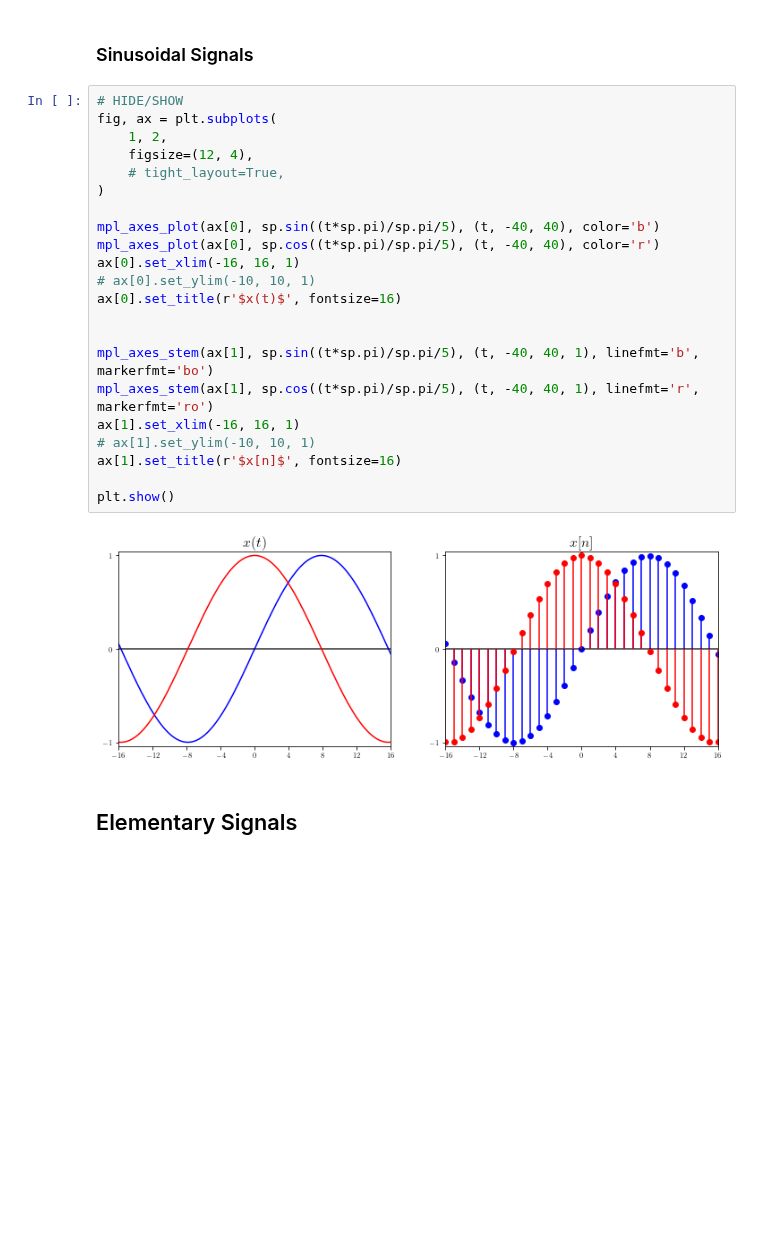
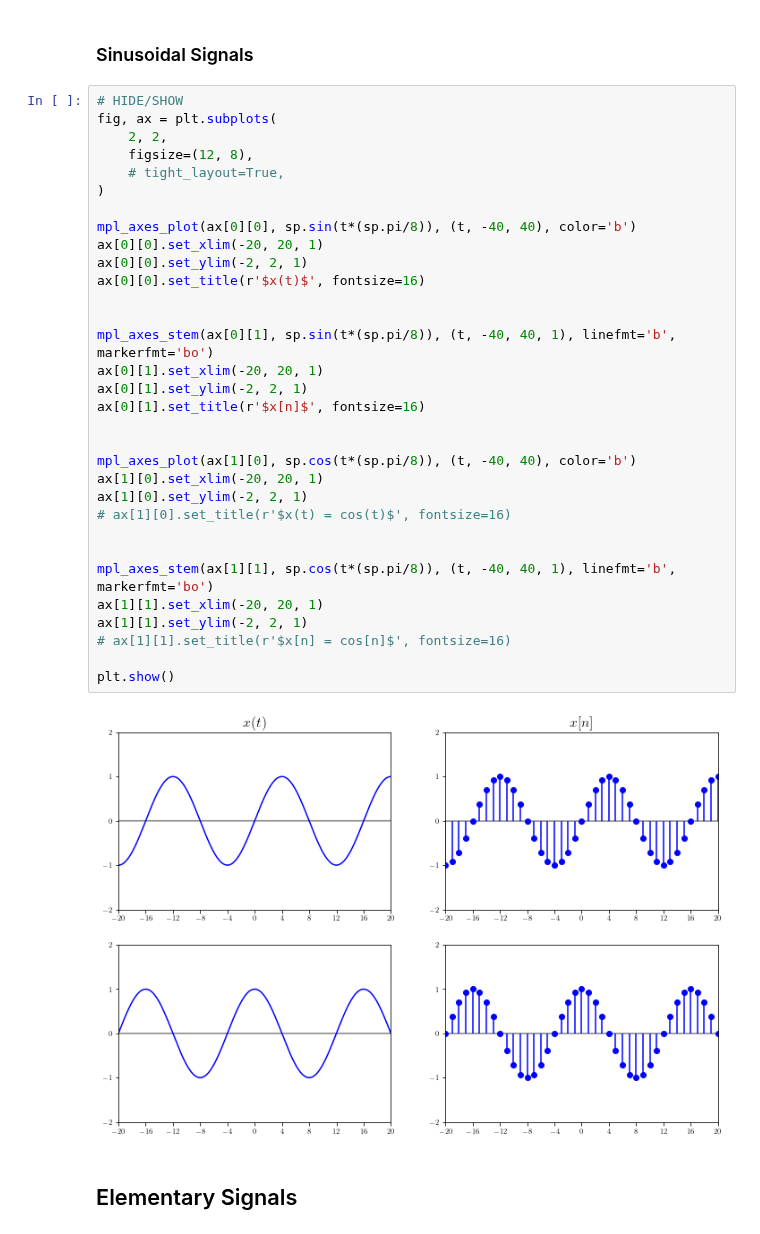
Before and after one commit to tmquan/ivcl, a Jupyter notebook: _build/html/_sources/courses/dsp/intro.ipynb, the cells around one changed output. Drawn from its saved outputs; the diff is of its cells as text; blank space fills up the shorter version.

```diff
--- a/_build/html/_sources/courses/dsp/intro.ipynb
+++ b/_build/html/_sources/courses/dsp/intro.ipynb
@@ -290,27 +290,37 @@ plt.show()
 # %%
 # HIDE/SHOW
 fig, ax = plt.subplots(
-    1, 2,
-    figsize=(12, 4),
+    2, 2,
+    figsize=(12, 8),
     # tight_layout=True,
 )
 
-mpl_axes_plot(ax[0], sp.sin((t*sp.pi)/sp.pi/5), (t, -40, 40), color='b')
-mpl_axes_plot(ax[0], sp.cos((t*sp.pi)/sp.pi/5), (t, -40, 40), color='r')
-ax[0].set_xlim(-16, 16, 1)
-# ax[0].set_ylim(-10, 10, 1)
-ax[0].set_title(r'$x(t)$', fontsize=16)
+mpl_axes_plot(ax[0][0], sp.sin(t*(sp.pi/8)), (t, -40, 40), color='b')
+ax[0][0].set_xlim(-20, 20, 1)
+ax[0][0].set_ylim(-2, 2, 1)
+ax[0][0].set_title(r'$x(t)$', fontsize=16)
 
 
-mpl_axes_stem(ax[1], sp.sin((t*sp.pi)/sp.pi/5), (t, -40, 40, 1), linefmt='b', markerfmt='bo')
-mpl_axes_stem(ax[1], sp.cos((t*sp.pi)/sp.pi/5), (t, -40, 40, 1), linefmt='r', markerfmt='ro')
-ax[1].set_xlim(-16, 16, 1)
-# ax[1].set_ylim(-10, 10, 1)
-ax[1].set_title(r'$x[n]$', fontsize=16)
+mpl_axes_stem(ax[0][1], sp.sin(t*(sp.pi/8)), (t, -40, 40, 1), linefmt='b', markerfmt='bo')
+ax[0][1].set_xlim(-20, 20, 1)
+ax[0][1].set_ylim(-2, 2, 1)
+ax[0][1].set_title(r'$x[n]$', fontsize=16)
+
+
+mpl_axes_plot(ax[1][0], sp.cos(t*(sp.pi/8)), (t, -40, 40), color='b')
+ax[1][0].set_xlim(-20, 20, 1)
+ax[1][0].set_ylim(-2, 2, 1)
+# ax[1][0].set_title(r'$x(t) = cos(t)$', fontsize=16)
+
+
+mpl_axes_stem(ax[1][1], sp.cos(t*(sp.pi/8)), (t, -40, 40, 1), linefmt='b', markerfmt='bo')
+ax[1][1].set_xlim(-20, 20, 1)
+ax[1][1].set_ylim(-2, 2, 1)
+# ax[1][1].set_title(r'$x[n] = cos[n]$', fontsize=16)
 
 plt.show()
 # %% [output]
-[figure, old version]
+[figure, new version]
 # %% [markdown]
 ## Elementary Signals
 # %% [markdown]
```
Also changed, not shown: 8 other files.
